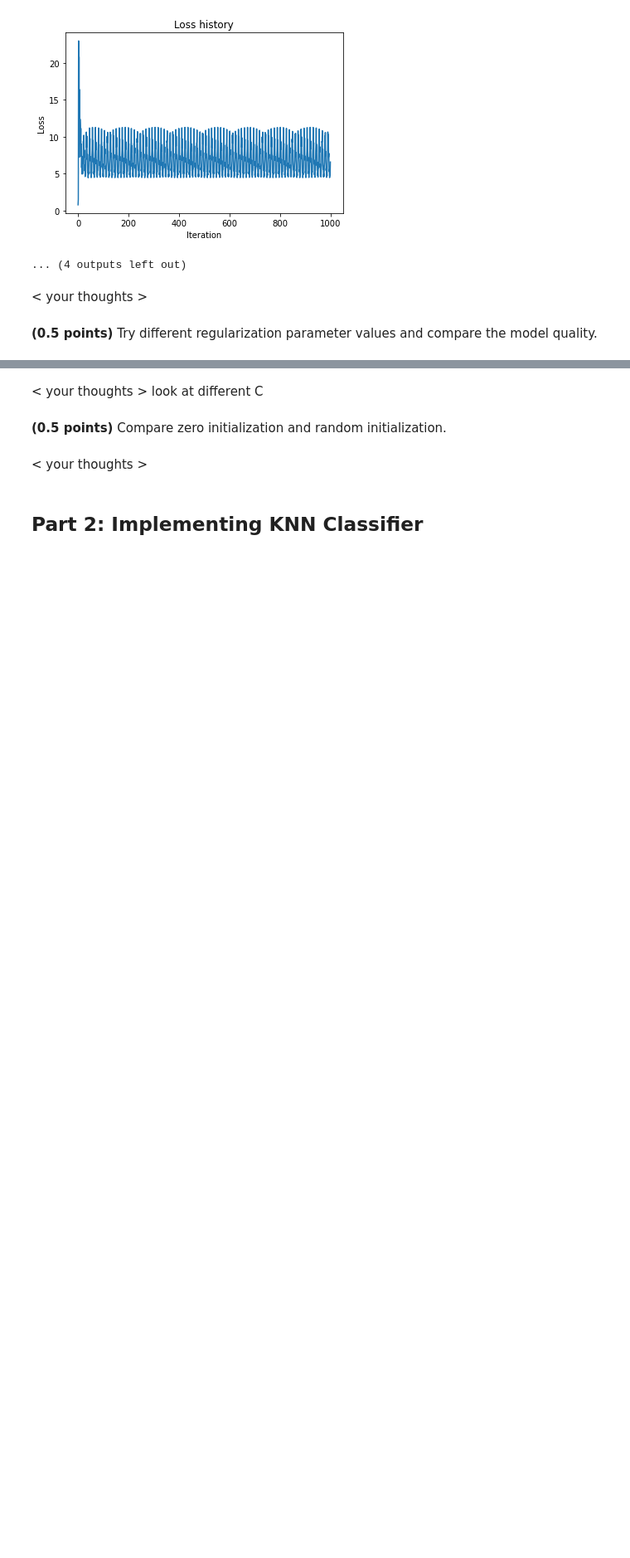
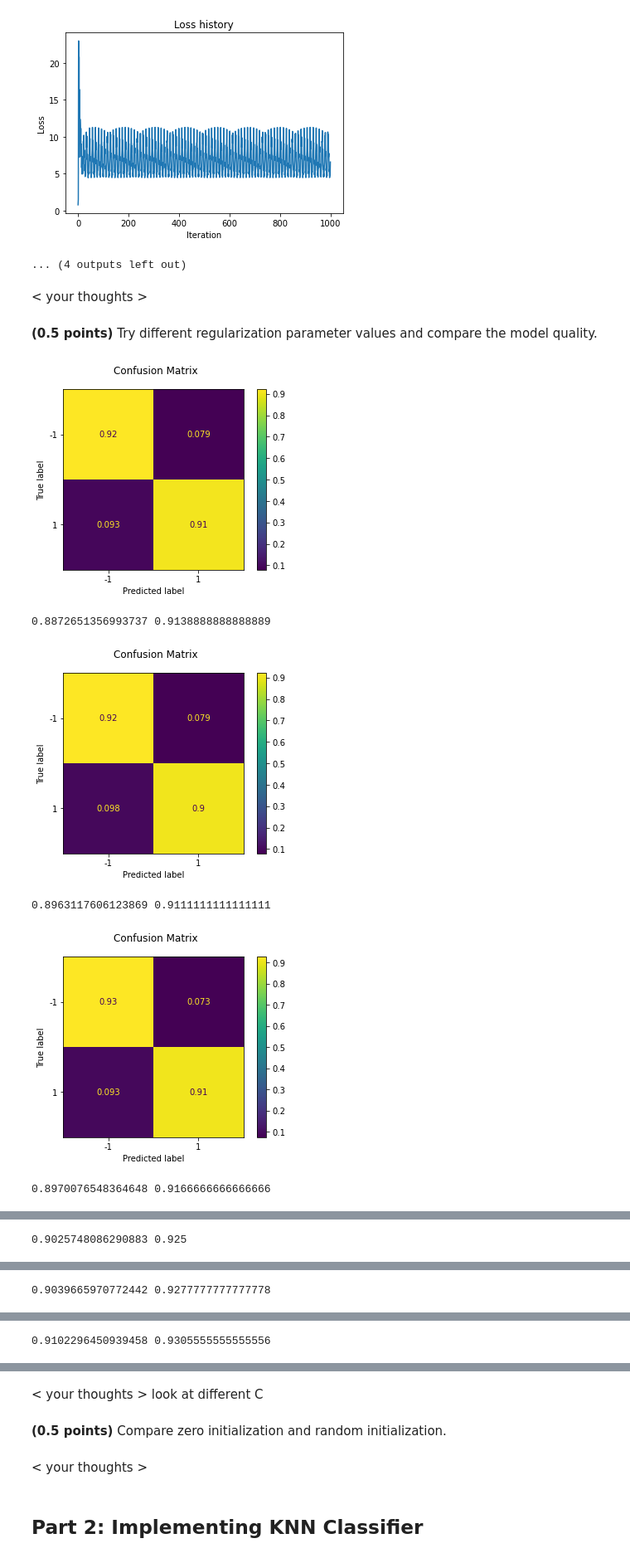
Before and after one commit to drnaida/rsschool-machine-learning-course, a Jupyter notebook: hw_classification.ipynb, the cells around one changed output, grey strips where cells are left out. Shown at 83% size. Saved outputs shown, nothing was run; the diff lists cells and outputs as text; code cells hidden in the pictures; blank space fills up the shorter version.

```diff
--- a/hw_classification.ipynb
+++ b/hw_classification.ipynb
@@ -242,11 +242,15 @@ for lr in learning_rates:
 # %% [markdown]
 **(0.5 points)** Try different regularization parameter values and compare the model quality.
 # %%
-regulatization_values = [0.001, 0.01, 0.02, 0.03, 0.04, 0.05, 0.06, 0.07]
-for lr in learning_rates:
-    model = CustomLogisticRegression(eta=lr)
+regulatization_values = [0.1, 0.2, 0.3, 0.4, 0.5, 0.6, 0.7, 1]
+for regulatization_value in regulatization_values:
+    model = CustomLogisticRegression(C=regulatization_value)
     train_acc, test_acc = fit_evaluate(model, X_train, y_train, X_test, y_test)
-    plt.plot(model.loss_values, label='Training')
-    plt.title('Loss history')
-    plt.xlabel('Iteration')
-    plt.ylabel('Loss')
+    print(train_acc, test_acc)
+# %% [output]
+[figure, added]
+0.8872651356993737 0.9138888888888889
+[figure, added]
+0.8963117606123869 0.9111111111111111
+[figure, added]
+0.8970076548364648 0.9166666666666666
@@ -252,0 +258 @@ for lr in learning_rates:
+0.9025748086290883 0.925
@@ -252,0 +260 @@ for lr in learning_rates:
+0.9039665970772442 0.9277777777777778
@@ -252,0 +262 @@ for lr in learning_rates:
+0.9102296450939458 0.9305555555555556
```
Also changed, not shown: parts of 1 cell of this notebook.
